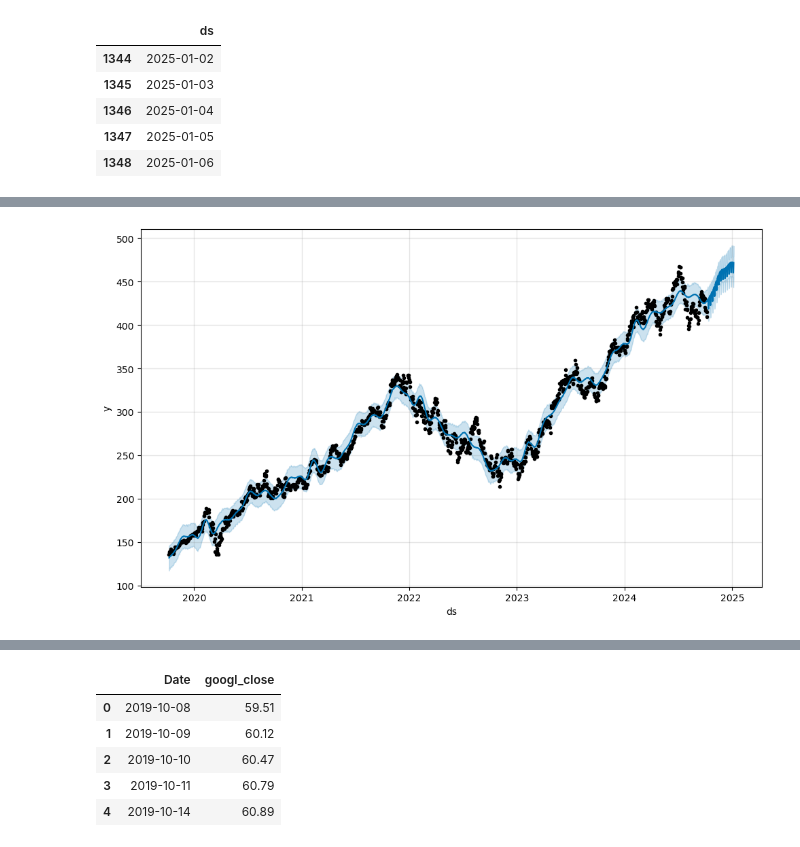
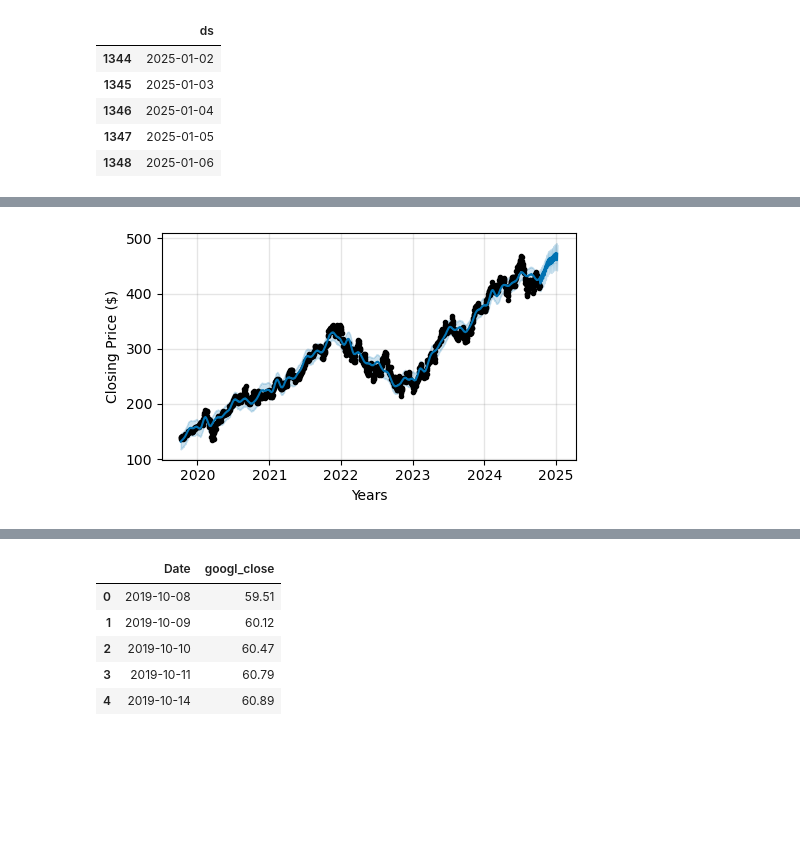
Before and after one commit to Pete1001/Tech_stock_analysis, a Jupyter notebook: Tech_stock_analysis.ipynb, the cells around one changed output, grey strips where cells are left out. Saved outputs shown, nothing was run; the diff lists cells and outputs as text; code cells hidden in the pictures; blank space fills up the shorter version.

```diff
--- a/Tech_stock_analysis.ipynb
+++ b/Tech_stock_analysis.ipynb
@@ -662,9 +669,10 @@ forecast_msft_trends.head()
 # %%
 #Mark - MSFT
 # Plot the Prophet predictions for the MSFT trends data
-m.plot(forecast_msft_trends);
+m.plot(forecast_msft_trends,figsize=(5,3),xlabel='Years',ylabel='Closing Price ($)');
+plt.savefig('microsoftforecast.png')
 # %% [output]
-[figure, old version]
+[figure, new version]
 # %%
 #Mark - MSFT
 # Set the index in the forecast_msft_trends DataFrame to the ds datetime column
```
Also changed, not shown: parts of 18 cells of this notebook, 6 other files.
